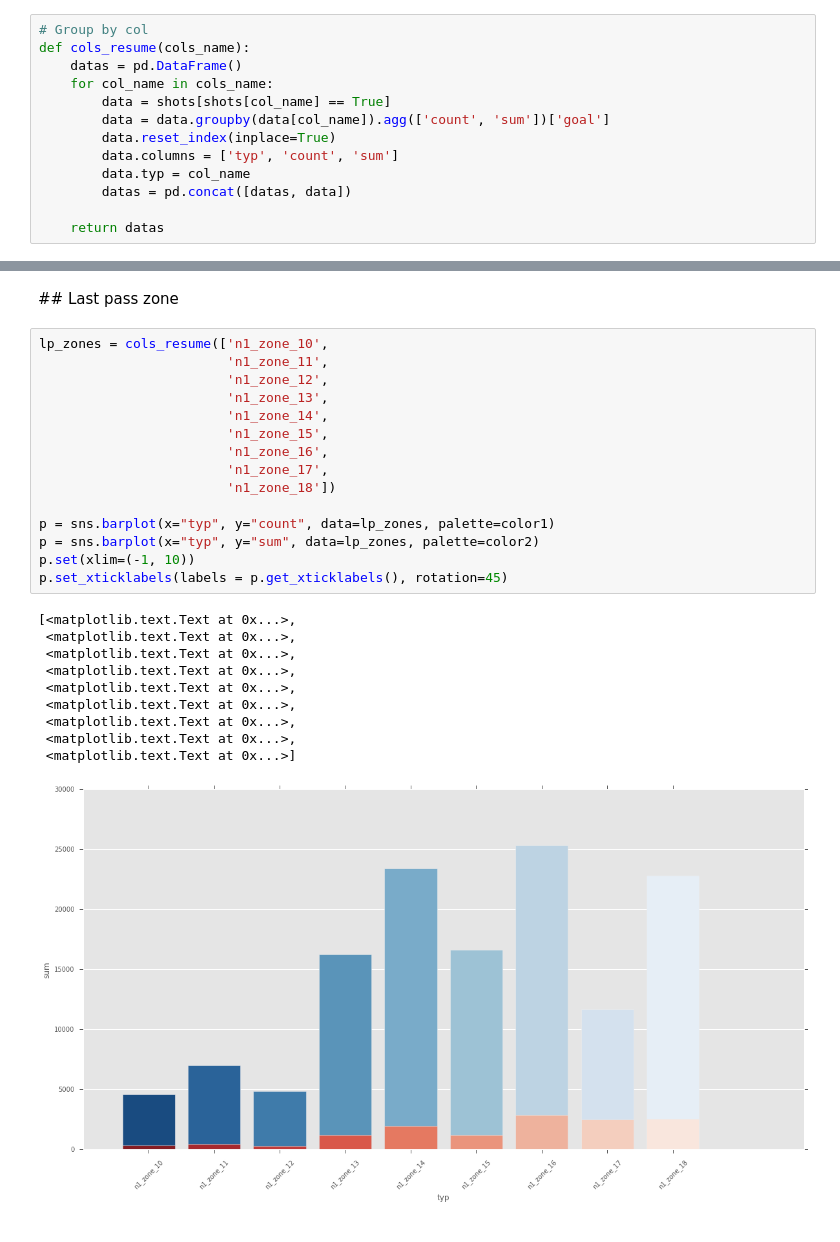
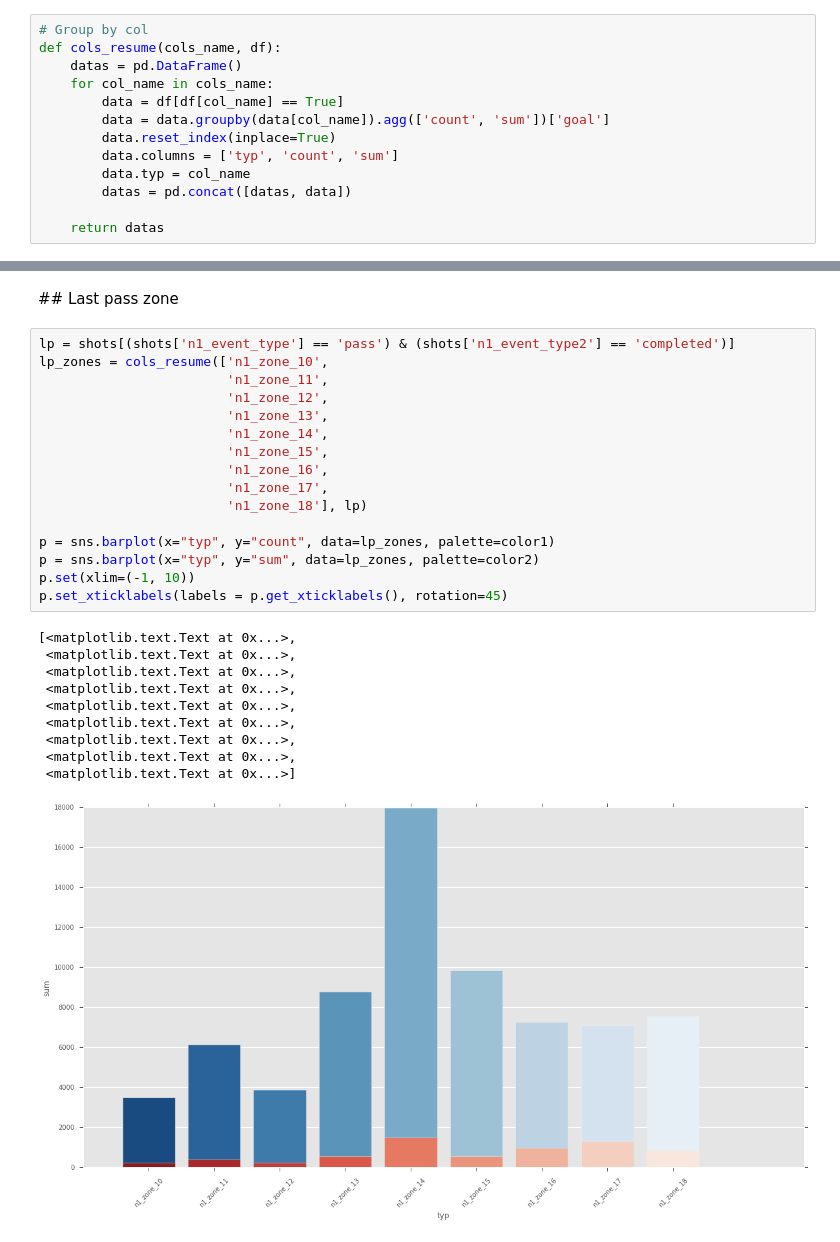
Before and after one commit to 10contre11/notebooks, a Jupyter notebook: xg_features_selection.ipynb, the cells around one changed output, grey strips where cells are left out. Saved outputs shown, nothing was run; the diff lists cells and outputs as text.

Commit message:
zones

```diff
--- a/xg_features_selection.ipynb
+++ b/xg_features_selection.ipynb
@@ -114,10 +115,10 @@ p.set(xlim=(-1, 20))
 ## Goals by GK action
 # %%
 # Group by col
-def cols_resume(cols_name):
+def cols_resume(cols_name, df):
     datas = pd.DataFrame()
     for col_name in cols_name:
-        data = shots[shots[col_name] == True]
+        data = df[df[col_name] == True]
         data = data.groupby(data[col_name]).agg(['count', 'sum'])['goal']
         data.reset_index(inplace=True)
         data.columns = ['typ', 'count', 'sum']
@@ -208,28 +211,29 @@ p.set_xticklabels(labels = p.get_xticklabels(), rotation=45)
 # %% [markdown]
 ## Last pass zone
 # %%
+lp = shots[(shots['n1_event_type'] == 'pass') & (shots['n1_event_type2'] == 'completed')]
 lp_zones = cols_resume(['n1_zone_10',
                         'n1_zone_11',
                         'n1_zone_12',
                         'n1_zone_13',
                         'n1_zone_14',
                         'n1_zone_15',
                         'n1_zone_16',
                         'n1_zone_17',
-                        'n1_zone_18'])
+                        'n1_zone_18'], lp)
 
 p = sns.barplot(x="typ", y="count", data=lp_zones, palette=color1)
 p = sns.barplot(x="typ", y="sum", data=lp_zones, palette=color2)
 p.set(xlim=(-1, 10))
 p.set_xticklabels(labels = p.get_xticklabels(), rotation=45)
 # %% [output]
 [<matplotlib.text.Text at 0x...>,
  <matplotlib.text.Text at 0x...>,
  <matplotlib.text.Text at 0x...>,
  <matplotlib.text.Text at 0x...>,
  <matplotlib.text.Text at 0x...>,
  <matplotlib.text.Text at 0x...>,
  <matplotlib.text.Text at 0x...>,
  <matplotlib.text.Text at 0x...>,
  <matplotlib.text.Text at 0x...>]
-[figure, old version]
+[figure, new version]
```
Also changed, not shown: parts of 4 cells of this notebook.
